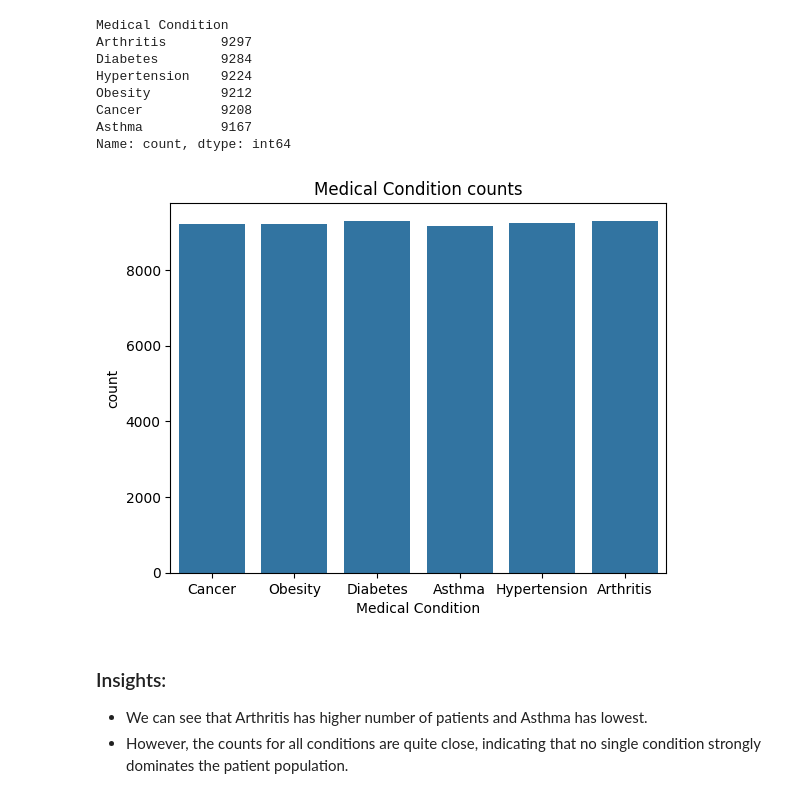
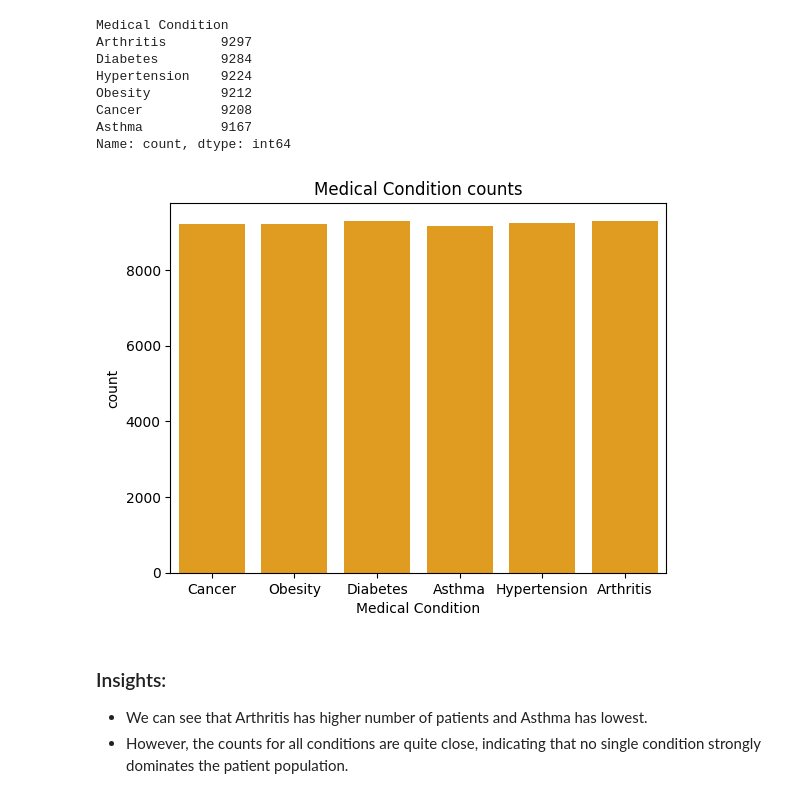
Before and after one commit to PittaDeepkumar/Python-project, a Jupyter notebook: 2 Hospital cleaned plots.ipynb, the cells around one changed output. Cells and saved outputs as stored; diff of their text form; code cells hidden in the pictures.

```diff
--- a/2 Hospital cleaned plots.ipynb
+++ b/2 Hospital cleaned plots.ipynb
@@ -12,7 +26,12 @@ df
 # %% [markdown]
 ### Which Age group is mostly hospitilized ?
 # %%
-sns.countplot(x='Age Group', data=df, order=['0-18','19-30','31-45','46-60','61-80','81+'])
+bins = [0, 18, 30, 45, 60, 80, 120]
+labels = ['0-18','19-30','31-45','46-60','61-80','81+']
+df['Age Group'] = pd.cut(df['Age'], bins=bins, labels=labels)
+
+
+sns.countplot(x='Age Group', data=df,color = 'orange')
 plt.title('Patients by Age Group')
 plt.xlabel('Age Group')
 plt.ylabel('Number of Patients')
@@ -126,11 +145,11 @@ Name: count, dtype: int64
 # %%
 # Which medical condition is most common ?
 
-sns.countplot( x = 'Medical Condition' , data = df )
+sns.countplot( x = 'Medical Condition' , data = df , color = 'Orange')
 plt.title( "Medical Condition counts" )
 plt.show()
 # %% [output]
-[figure, old version]
+[figure, new version]
 # %% [markdown]
 ### Insights:
 - We can see that Arthritis has higher number of patients and Asthma has lowest.
```
Also changed, not shown: parts of 9 cells of this notebook.
